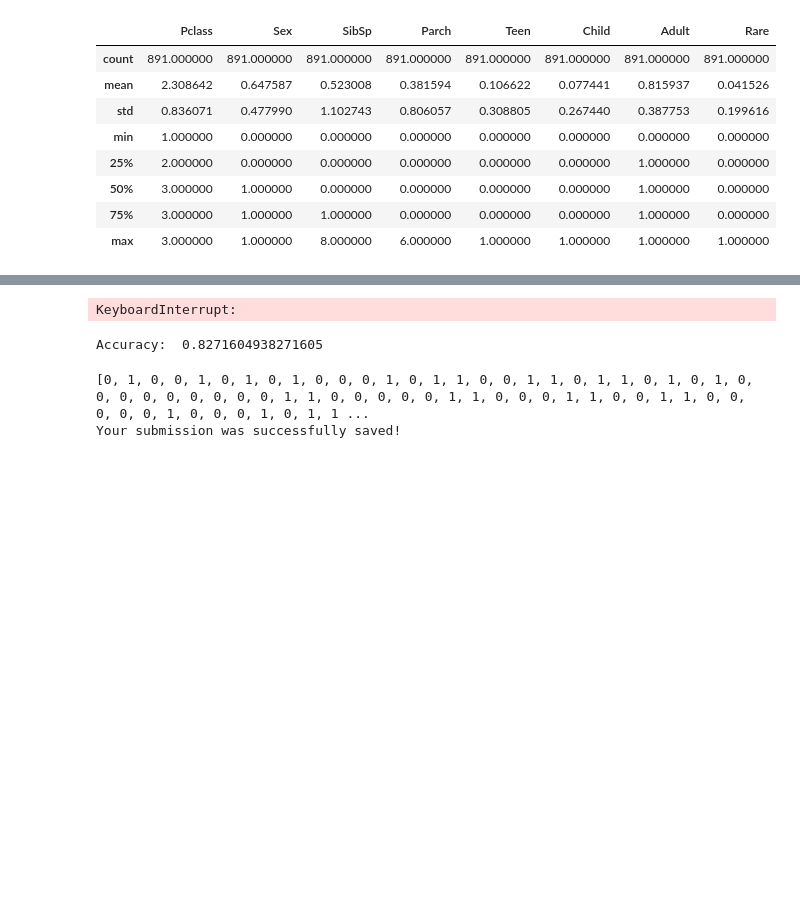
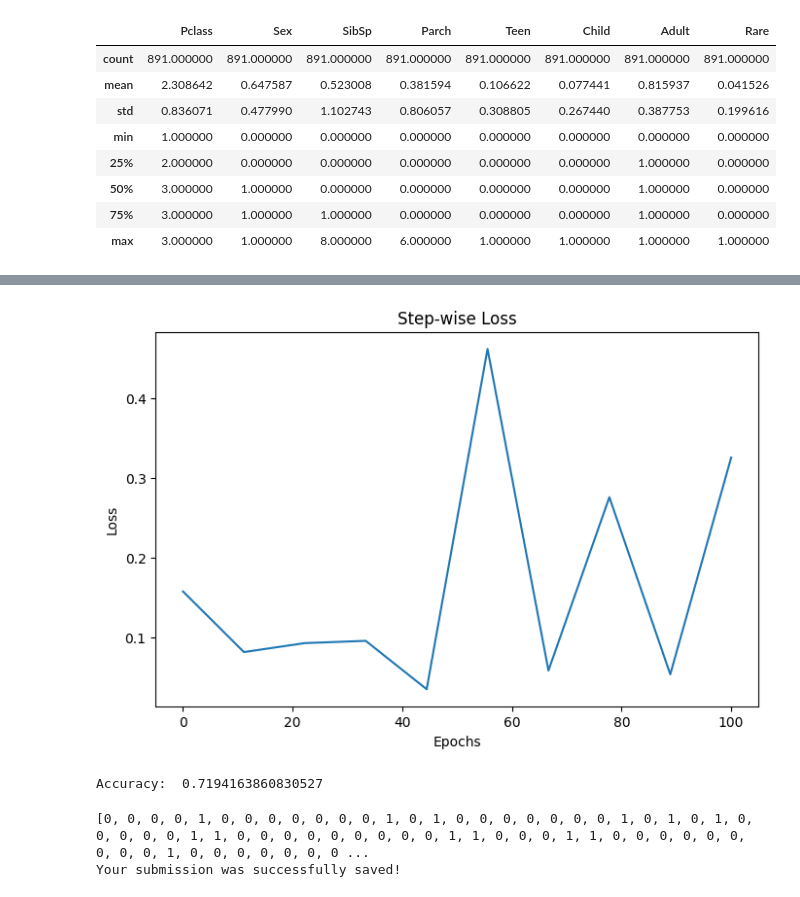
Before and after one commit to dmateos/notebooks, a Jupyter notebook: titanic_pytorch.ipynb, the cells around one changed output, grey strips where cells are left out. Drawn from its saved outputs; the diff is of its cells as text; code cells hidden in the pictures; blank space fills up the shorter version.

```diff
--- a/titanic_pytorch.ipynb
+++ b/titanic_pytorch.ipynb
@@ -63,8 +63,8 @@ class Model(nn.Module):
         out = self.model(x)
         return out
 
-model = Model(8, 1024)
-optimizer = torch.optim.SGD(model.parameters(), lr=1e-4)
+model = Model(8, 512).to(device)
+optimizer = torch.optim.SGD(model.parameters(), lr=1e-4, weight_decay=1e-5)
 # %%
 def prep_data(data):
     X_Train = data
@@ -138,7 +139,7 @@ X_Train.describe()
 | max | 3.000000 | 1.000000 | 8.000000 | 6.000000 | 1.000000 | 1.000000 | 1.000000 | 1.000000 |
 # %%
 
-epoch = 500
+epoch = 10
 loss_values = []
 X_Train = torch.from_numpy(X_Train.to_numpy()).float()
 X_Test = torch.from_numpy(X_Test.to_numpy()).float()
@@ -149,6 +150,9 @@ test_data_loader = DataLoader(TensorDataset(X_Train, y), batch_size=1, shuffle=T
 
 for n in range(epoch):
     for x, y_test in train_data_loader:
+        x = x.to(device)
+        y_test = y_test.to(device)
+
         optimizer.zero_grad()
         y_pred = model(x)
         loss = nn.functional.mse_loss(y_pred, y_test)
@@ -171,7 +183,10 @@ Epoch:  1 Loss:  0.17289914190769196
-KeyboardInterrupt:
+[figure, added]
 # %%
 num_right = 0
 for x, y_test in test_data_loader:
+    x = x.to(device)
+    y_test = y_test.to(device)
+
     y_pred = model(x)
     ypred = int(y_pred.round().item())
     if ypred == y_test.item():
@@ -179,10 +194,11 @@ for x, y_test in test_data_loader:
 
 print("Accuracy: ", num_right / len(train_data))
 # %% [output]
-Accuracy:  0.8271604938271605
+Accuracy:  0.7194163860830527
 # %%
 predictions = []
 for n in X_Test:
+    n = n.to(device)
     predictions.append(int(model(n).round().item()))
 
 print(predictions)
@@ -191,5 +207,5 @@ output = pd.DataFrame({'PassengerId': test_data.PassengerId, 'Survived': predict
 output.to_csv('submission.csv', index=False)
 print("Your submission was successfully saved!")
 # %% [output]
-[0, 1, 0, 0, 1, 0, 1, 0, 1, 0, 0, 0, 1, 0, 1, 1, 0, 0, 1, 1, 0, 1, 1, 0, 1, 0, 1, 0, 0, 0, 0, 0, 0, 0, 0, 0, 1, 1, 0, 0, 0, 0, 0, 1, 1, 0, 0, 0, 1, 1, 0, 0, 1, 1, 0, 0, 0, 0, 0, 1, 0, 0, 0, 1, 0, 1, 1 ...
+[0, 0, 0, 0, 1, 0, 0, 0, 0, 0, 0, 0, 1, 0, 1, 0, 0, 0, 0, 0, 0, 0, 1, 0, 1, 0, 1, 0, 0, 0, 0, 0, 1, 1, 0, 0, 0, 0, 0, 0, 0, 0, 0, 1, 1, 0, 0, 0, 1, 1, 0, 0, 0, 0, 0, 0, 0, 0, 0, 1, 0, 0, 0, 0, 0, 0, 0 ...
 Your submission was successfully saved!
```
Also changed, not shown: parts of 2 cells of this notebook.
